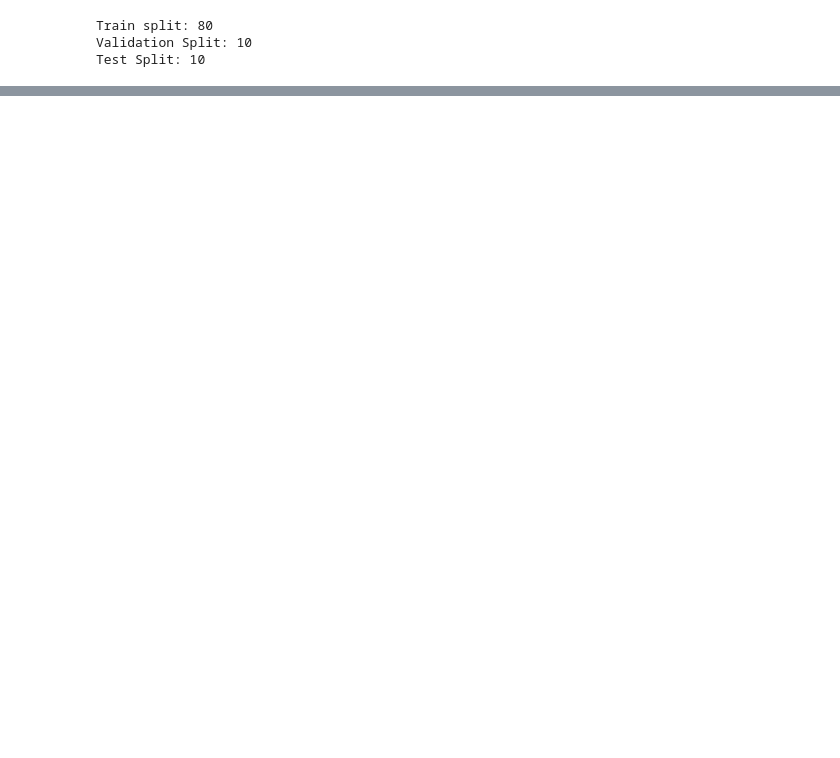
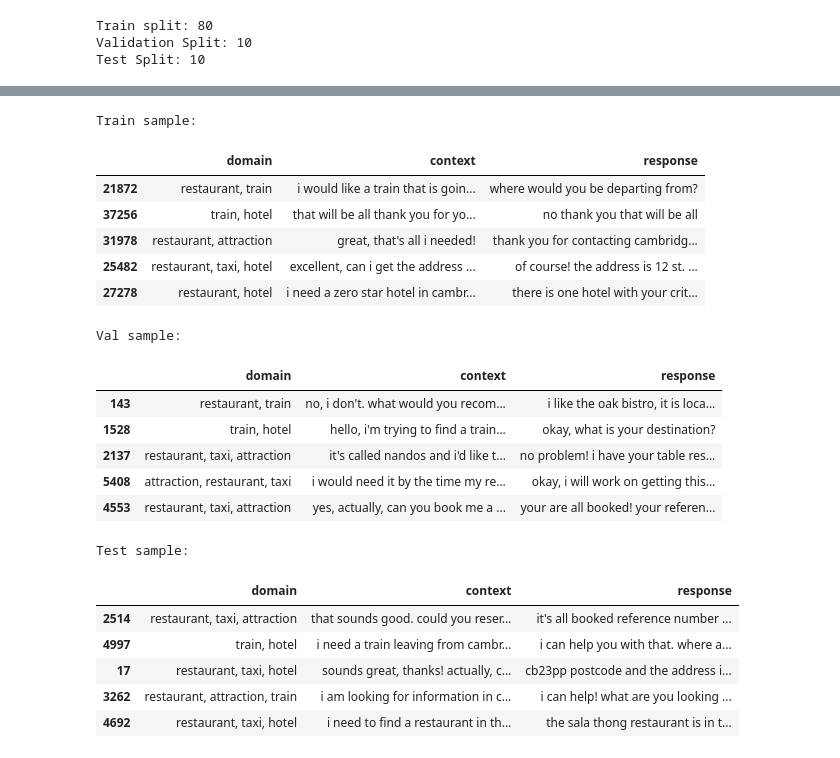
Before and after one commit to aliallam123/AI-Receptionist, a Jupyter notebook: Machine Learning Workflow/Data Preprocessing/data-preprocessing.ipynb, the cells around one changed output, grey strips where cells are left out. Drawn from its saved outputs; the diff is of its cells as text; code cells hidden in the pictures; blank space fills up the shorter version.

```diff
--- a/Machine Learning Workflow/Data Preprocessing/data-preprocessing.ipynb
+++ b/Machine Learning Workflow/Data Preprocessing/data-preprocessing.ipynb
@@ -684,0 +544,34 @@ pd.read_excel() / df.to_excel()
+# %%
+# now that we have a perfect split balance let's inspect random samples from each split
+print("Train sample:")
+display(train_pairs_df.sample(5)[["domain", "context", "response"]])
+
+print("Val sample:")
+display(val_pairs_df.sample(5)[["domain", "context", "response"]])
+
+print("Test sample:")
+display(test_pairs_df.sample(5)[["domain", "context", "response"]])
+
+#printing 5 random rows from all 3 splits to see domain, context and response
+# %% [output]
+Train sample:
+|  | domain | context | response |
+| 21872 | restaurant, train | i would like a train that is goin... | where would you be departing from? |
+| 37256 | train, hotel | that will be all thank you for yo... | no thank you that will be all |
+| 31978 | restaurant, attraction | great, that's all i needed! | thank you for contacting cambridg... |
+| 25482 | restaurant, taxi, hotel | excellent, can i get the address ... | of course! the address is 12 st. ... |
+| 27278 | restaurant, hotel | i need a zero star hotel in cambr... | there is one hotel with your crit... |
+Val sample:
+|  | domain | context | response |
+| 143 | restaurant, train | no, i don't. what would you recom... | i like the oak bistro, it is loca... |
+| 1528 | train, hotel | hello, i'm trying to find a train... | okay, what is your destination? |
+| 2137 | restaurant, taxi, attraction | it's called nandos and i'd like t... | no problem! i have your table res... |
+| 5408 | attraction, restaurant, taxi | i would need it by the time my re... | okay, i will work on getting this... |
+| 4553 | restaurant, taxi, attraction | yes, actually, can you book me a ... | your are all booked! your referen... |
+Test sample:
+|  | domain | context | response |
+| 2514 | restaurant, taxi, attraction | that sounds good. could you reser... | it's all booked reference number ... |
+| 4997 | train, hotel | i need a train leaving from cambr... | i can help you with that. where a... |
+| 17 | restaurant, taxi, hotel | sounds great, thanks! actually, c... | cb23pp postcode and the address i... |
+| 3262 | restaurant, attraction, train | i am looking for information in c... | i can help! what are you looking ... |
+| 4692 | restaurant, taxi, hotel | i need to find a restaurant in th... | the sala thong restaurant is in t... |
```
Also changed, not shown: parts of 13 cells of this notebook.
